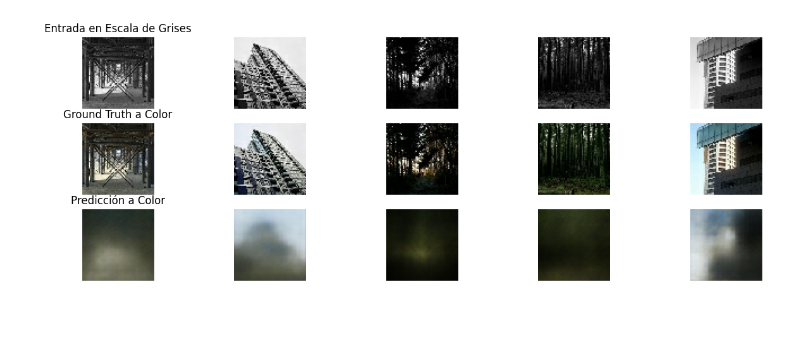
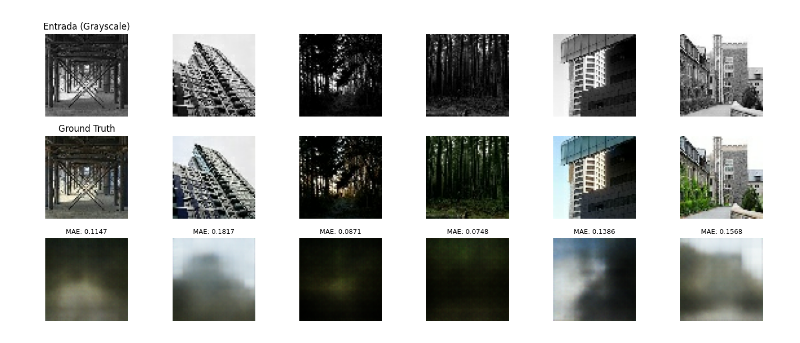
Before and after one commit to Krlos7121/Advanced_AI_for_Data_Science_Autoencoder, a Jupyter notebook: queries.ipynb, the cells around one changed output. Saved outputs shown, nothing was run; the diff lists cells and outputs as text; code cells hidden in the pictures; blank space fills up the shorter version.

Commit message:
Actualizar archivo de queries
Agregar información del Mean Average Error con cada imagen

```diff
--- a/queries.ipynb
+++ b/queries.ipynb
@@ -32,34 +36,69 @@ def load_image_pair():
 X, y = load_image_pair()
 X_train, X_test, y_train, y_test = train_test_split(X, y, test_size=0.2, random_state=2)
 # %%
+import numpy as np
+import tensorflow as tf
+import matplotlib.pyplot as plt
+from sklearn.metrics import mean_absolute_error
+
+model = tf.keras.models.load_model('best_autoencoder_model.keras')
+
+def _to_numpy(x):
+    """Convierte tf.Tensor a np.ndarray si es necesario."""
+    if hasattr(x, "numpy"):
+        return x.numpy()
+    return np.array(x)
+
+def display_prediction(model, X_test, y_test, num_images=5):
+    # Obtener predicciones (keras suele devolver numpy arrays, pero lo normalizamos)
+    preds = model.predict(np.array(X_test[:num_images]))
+
+    # Calcular MAE por imagen y MAE promedio
+    mae_per_image = []
+    for i in range(num_images):
+        y_true = _to_numpy(y_test[i])
+        y_pred = _to_numpy(preds[i])
+
+        # Asegurarnos que las formas sean compatibles: (H,W,3) -> (-1,3)
+        if y_true.ndim == 3 and y_true.shape[2] == 3:
+            y_true_flat = y_true.reshape(-1, 3)
+            y_pred_flat = y_pred.reshape(-1, 3)
+        else:
+            # Caída segura para imágenes en escala de grises u otras formas
+            y_true_flat = y_true.reshape(-1)
+            y_pred_flat = y_pred.reshape(-1)
+
+        mae = mean_absolute_error(y_true_flat, y_pred_flat)
+        mae_per_image.append(mae)
+
+    mae_total = np.mean(mae_per_image)
+    print(f"\nMAE promedio sobre {num_images} imágenes: {mae_total:.6f}\n")
+
+    plt.figure(figsize=(15, 6))
+    for i in range(num_images):
+        plt.subplot(3, num_images, i + 1)
+        x_vis = _to_numpy(X_test[i])
+        plt.imshow(np.squeeze(x_vis), cmap='gray')
+        plt.axis('off')
+        if i == 0:
+            plt.title('Entrada (Grayscale)')
+
+        # Ground truth
+        plt.subplot(3, num_images, i + 1 + num_images)
+        plt.imshow(_to_numpy(y_test[i]))
+        plt.axis('off')
+        if i == 0:
+            plt.title('Ground Truth')
+
+        # Predicción + MAE
+        plt.subplot(3, num_images, i + 1 + 2 * num_images)
+        plt.imshow(_to_numpy(preds[i]))
+        plt.axis('off')
+        plt.title(f"MAE: {mae_per_image[i]:.4f}", fontsize=9)
+
+    plt.tight_layout()
+    plt.show()
 
 
-model = tf.keras.models.load_model('best_autoencoder_model.keras')
-def display_prediction(model, X_test, y_test, num_images=5):
-    preds = model.predict(np.array(X_test[:num_images]))
-    plt.figure(figsize=(15, 5))
-    for i in range(num_images):
-        # Imagen en escala de grises
-        plt.subplot(3, num_images, i + 1)
-        plt.imshow(tf.squeeze(X_test[i]), cmap='gray')
-        plt.axis('off')
-        if i == 0:
-            plt.title('Entrada en Escala de Grises')
-
-        # Imagen real a color
-        plt.subplot(3, num_images, i + 1 + num_images)
-        plt.imshow(y_test[i])
-        plt.axis('off')
-        if i == 0:
-            plt.title('Ground Truth a Color')
-
-        # Imagen predicha a color
-        plt.subplot(3, num_images, i + 1 + 2 * num_images)
-        plt.imshow(preds[i])
-        plt.axis('off')
-        if i == 0:
-            plt.title('Predicción a Color')
-    plt.show()
-
-display_prediction(model, X_test, y_test, num_images=5)
+display_prediction(model, X_test, y_test, num_images=6)
 # %% [output]
@@ -67 +108 @@ display_prediction(model, X_test, y_test, num_images=5)
-[figure, old version]
+[figure, new version]
```
Also changed, not shown: parts of 4 cells of this notebook.
